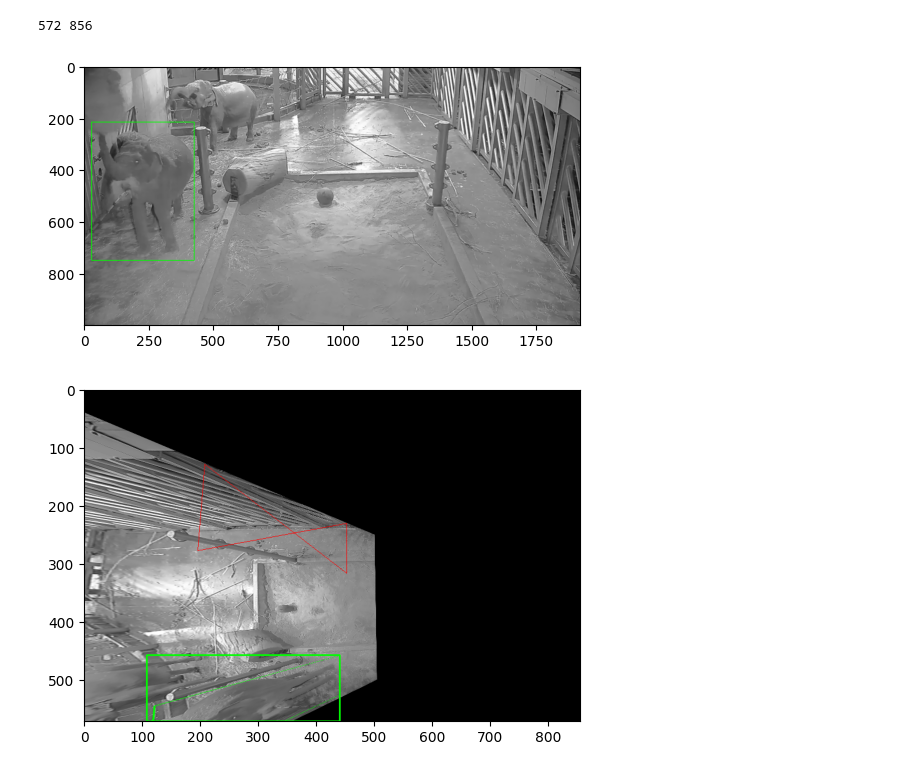
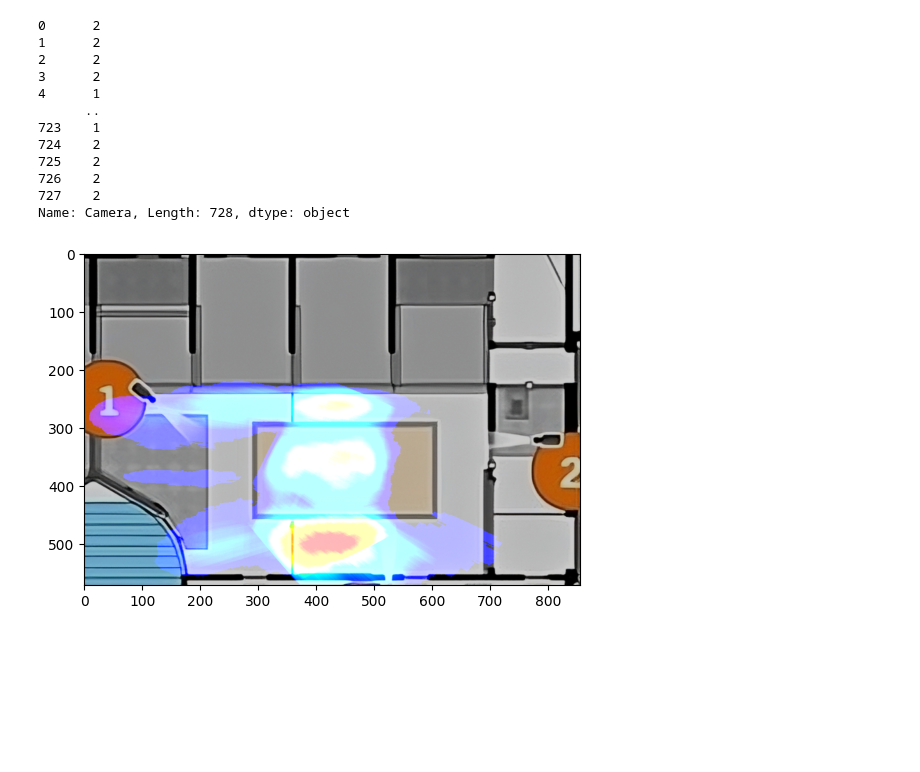
Before and after one commit to Tomasngu/BP, a Jupyter notebook: visualize/perspective_heatmap.ipynb, the cells around one changed output. Cells and saved outputs as stored; diff of their text form; code cells hidden in the pictures; blank space fills up the shorter version.

Commit message:
Add backgrounds

```diff
--- a/visualize/perspective_heatmap.ipynb
+++ b/visualize/perspective_heatmap.ipynb
@@ -246,55 +124,2 @@ show(dst)
-# %%
-def plot_rectangle_on_image(image, cx, cy, w, h, color=(0, 255, 0), thickness=2):
-    """
-    Draws a rectangle on an image based on the center coordinates, width, and height.
-
-    Parameters:
-    - image: The image (numpy array) on which to draw.
-    - cx, cy: The center coordinates of the rectangle.
-    - w, h: The width and height of the rectangle.
-    - color: The color of the rectangle (BGR format).
-    - thickness: The thickness of the rectangle's outline. Use -1 for filled rectangle.
-    """
-    # Calculate the top-left corner of the rectangle
-
-    top_left_x = int(cx - w / 2)
-    top_left_y = int(cy - h / 2)
-
-    # Calculate the bottom-right corner of the rectangle
-    bottom_right_x = int(cx + w / 2)
-    bottom_right_y = int(cy + h / 2)
-
-    # Draw the rectangle on the image
-    cv2.rectangle(image, (top_left_x, top_left_y), (bottom_right_x, bottom_right_y), color, thickness)
-
-
-# Example usage:
-image = cv2.imread('../../data/images/screenshot1_26_01__16_00.png')
-x,y,z, h = 0.119010,	0.4830,	0.206771,	0.534
-plot_rectangle_on_image(image, x*1920, y*1000, z*1920, h*1000)
-show(image)
-# Plot a rectangle on the image
-# plot_rectangle_on_image(image, cx=100, cy=150, w=50, h=100, color=(255, 0, 0), thickness=2)
-
-# Show the image with the rectangle
-# cv2.imshow('Image with Rectangle', image)
-height, width = background.shape[:2]
-print(height, width)
-dst = cv2.warpPerspective(image, H, (width, height))
-
-a,b,c,d = 0.321421,	0.900659,	0.389158,	0.198682,
-
-plot_rectangle_on_image(dst,a*MAP_WIDTH12, b*MAP_HEIGHT12, c*MAP_WIDTH12,	d*MAP_HEIGHT12)
-polygon = np.array([[196, 278],
-  [208, 129],
-  [453, 317],
-  [453, 231]])
-cv2.polylines(dst, [polygon], True, (0, 0, 255), 1)
-
-show(dst)
-# %% [output]
-572 856
-[figure, removed]
-[figure, removed]
 # %%
 def get_heatmap_new(df, camera):
@@ -340,6 +177,28 @@ def get_heatmap_new(df, camera):
     # plt.imshow(heatmap_color[..., ::-1])  # change channels order since the YOLO work on BGR images
     # plt.show()
     return heatmap_color
+# %%
+# Optionally, load an actual image to overlay the heatmap on
+original_img = cv2.imread('back.jpeg')
+heatmap_color = get_heatmap_new(df_proj_overlap, [1, 2])
+overlayed_img = cv2.addWeighted(original_img, 0.8, heatmap_color, 1, 0)
+plt.figure()
+plt.imshow(overlayed_img[..., ::-1])  # change channels order since the YOLO work on BGR images
+plt.show()
+# %% [output]
+0      2
+1      2
+2      2
+3      2
+4      1
+      ..
+723    1
+724    2
+725    2
+726    2
+727    2
+Name: Camera, Length: 728, dtype: object
+[figure, added]
 # %%
 # Optionally, load an actual image to overlay the heatmap on
 original_img = cv2.imread('back.jpeg')
```
Also changed, not shown: parts of 18 cells of this notebook, 11 other files.
